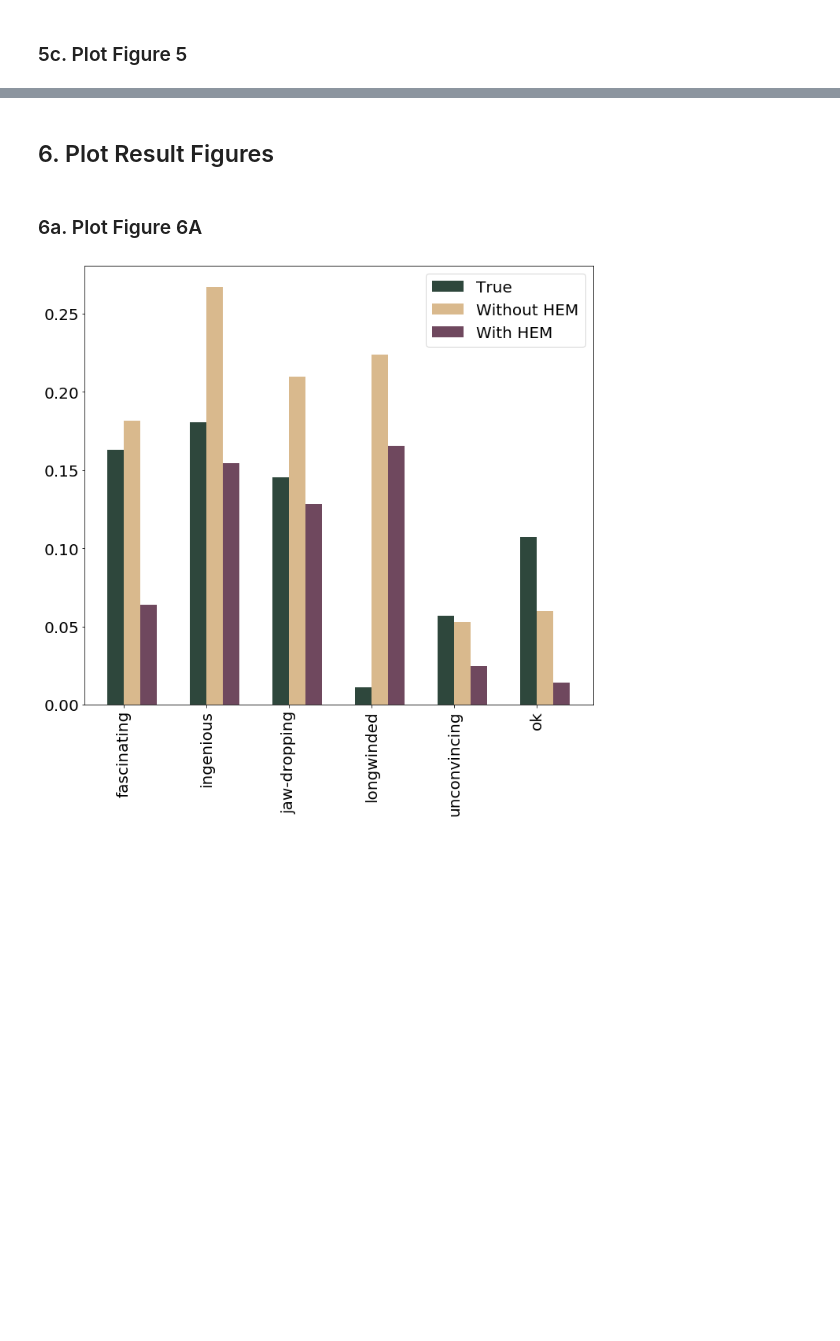
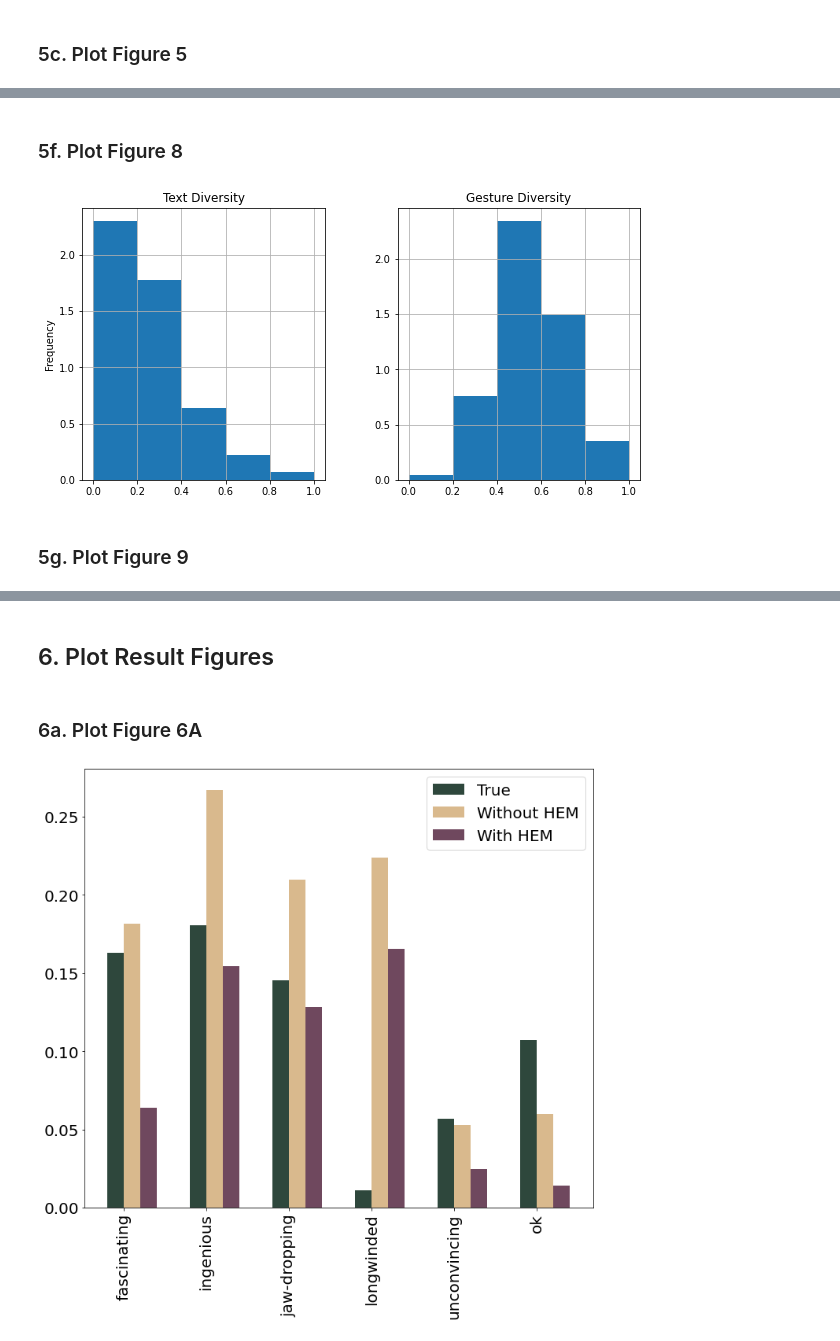
Before and after one commit to racharyy/TED_HEM, a Jupyter notebook: Code/plotter.ipynb, the cells around one changed output, grey strips where cells are left out. Drawn from its saved outputs; the diff is of its cells as text; code cells hidden in the pictures; blank space fills up the shorter version.

```diff
--- a/Code/plotter.ipynb
+++ b/Code/plotter.ipynb
@@ -350,3 +431,15 @@ plt.savefig('../Plots/Figure5.pdf')
+# %% [markdown]
+### 5f. Plot Figure 8
+# %%
+fig, axes = plt.subplots(1, 2,figsize=(10,5))
+df.hist(column = "Text Diversity", bins=5,ax=axes[0],density=True)
+df.hist(column = "Gesture Diversity", bins=5,ax=axes[1],density=True)
+axes[0].set_ylabel("Frequency")
+plt.savefig('../Plots/Figure10.pdf')
+# %% [output]
+[figure, added]
+# %% [markdown]
+### 5g. Plot Figure 9
 # %%
 fig, axes = plt.subplots(2,3,figsize=(12,12),sharex=True)
 for ind,rat in enumerate(rating_names):
```
Also changed, not shown: parts of 16 cells of this notebook, 11 other files.
